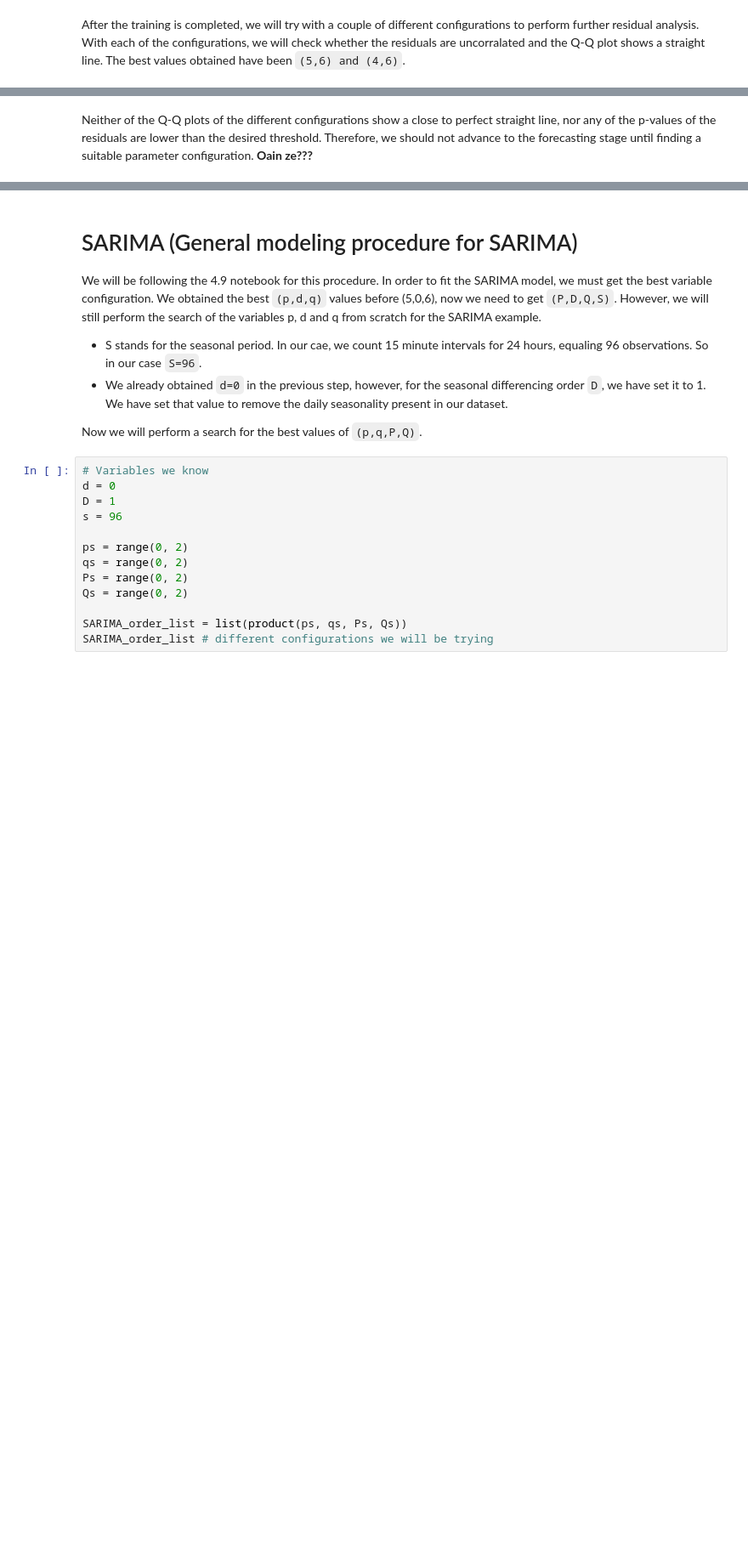
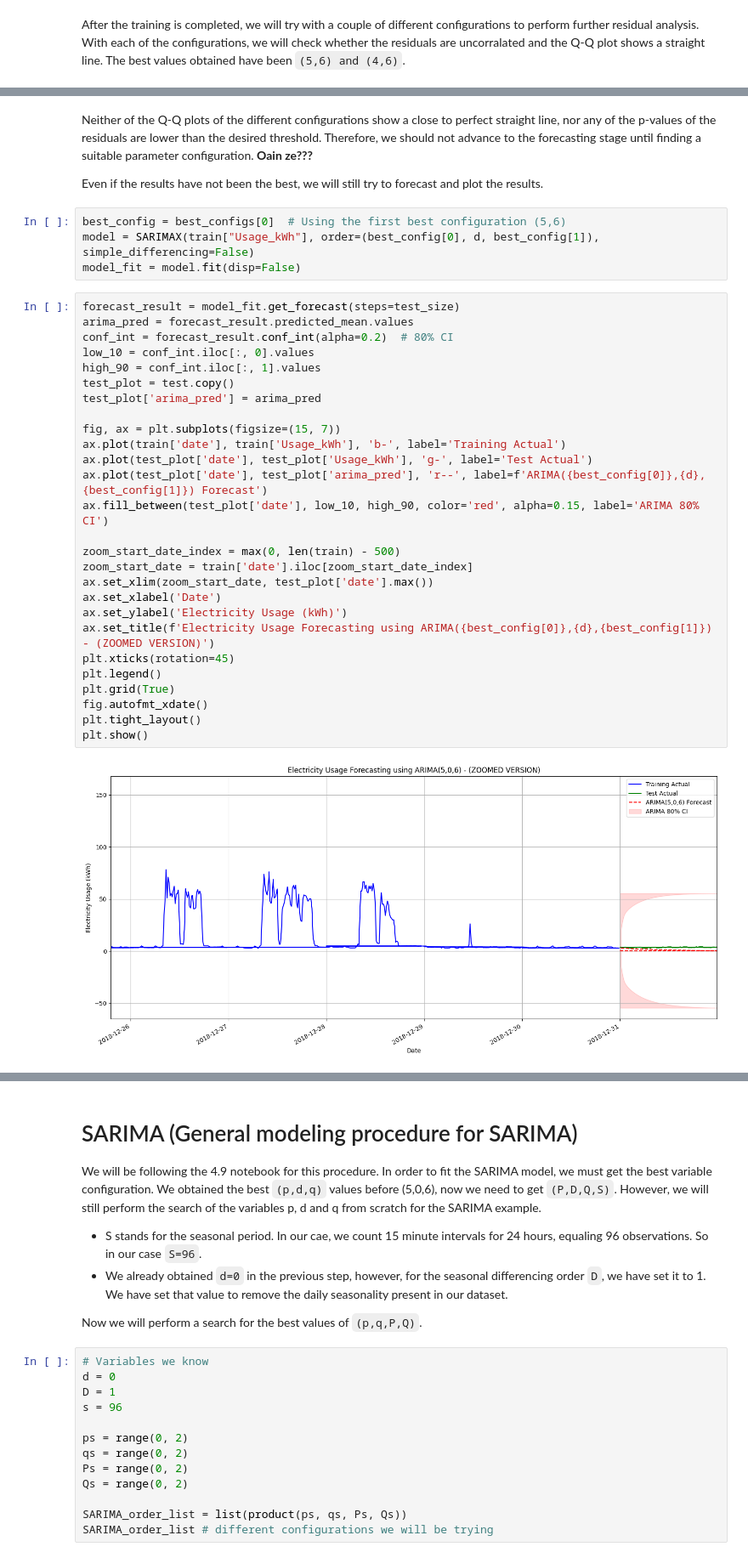
Before and after one commit to DiegoLopezAroca/Multivariate-Time-Series-Forecasting-of-Energy-Consumption-in-the-Steel-Industry, a Jupyter notebook: Advanced_ML_D2_2.ipynb, the cells around one changed output, grey strips where cells are left out. Shown at 85% size. Drawn from its saved outputs; the diff is of its cells as text; blank space fills up the shorter version.

```diff
--- a/Advanced_ML_D2_2.ipynb
+++ b/Advanced_ML_D2_2.ipynb
@@ -237,2 +253,37 @@ for config in best_configs:
 # %% [markdown]
 Neither of the Q-Q plots of the different configurations show a close to perfect straight line, nor any of the p-values of the residuals are lower than the desired threshold. Therefore, we should not advance to the forecasting stage until finding a suitable parameter configuration. **Oain ze???**
+
+Even if the results have not been the best, we will still try to forecast and plot the results.
+# %%
+best_config = best_configs[0]  # Using the first best configuration (5,6)
+model = SARIMAX(train["Usage_kWh"], order=(best_config[0], d, best_config[1]), simple_differencing=False)
+model_fit = model.fit(disp=False)
+# %%
+forecast_result = model_fit.get_forecast(steps=test_size)
+arima_pred = forecast_result.predicted_mean.values
+conf_int = forecast_result.conf_int(alpha=0.2)  # 80% CI
+low_10 = conf_int.iloc[:, 0].values
+high_90 = conf_int.iloc[:, 1].values
+test_plot = test.copy()
+test_plot['arima_pred'] = arima_pred
+
+fig, ax = plt.subplots(figsize=(15, 7))
+ax.plot(train['date'], train['Usage_kWh'], 'b-', label='Training Actual')
+ax.plot(test_plot['date'], test_plot['Usage_kWh'], 'g-', label='Test Actual')
+ax.plot(test_plot['date'], test_plot['arima_pred'], 'r--', label=f'ARIMA({best_config[0]},{d},{best_config[1]}) Forecast')
+ax.fill_between(test_plot['date'], low_10, high_90, color='red', alpha=0.15, label='ARIMA 80% CI')
+
+zoom_start_date_index = max(0, len(train) - 500)
+zoom_start_date = train['date'].iloc[zoom_start_date_index]
+ax.set_xlim(zoom_start_date, test_plot['date'].max())
+ax.set_xlabel('Date')
+ax.set_ylabel('Electricity Usage (kWh)')
+ax.set_title(f'Electricity Usage Forecasting using ARIMA({best_config[0]},{d},{best_config[1]}) - (ZOOMED VERSION)')
+plt.xticks(rotation=45)
+plt.legend()
+plt.grid(True)
+fig.autofmt_xdate()
+plt.tight_layout()
+plt.show()
+# %% [output]
+[figure, added]
```
Also changed, not shown: parts of 10 cells of this notebook.
